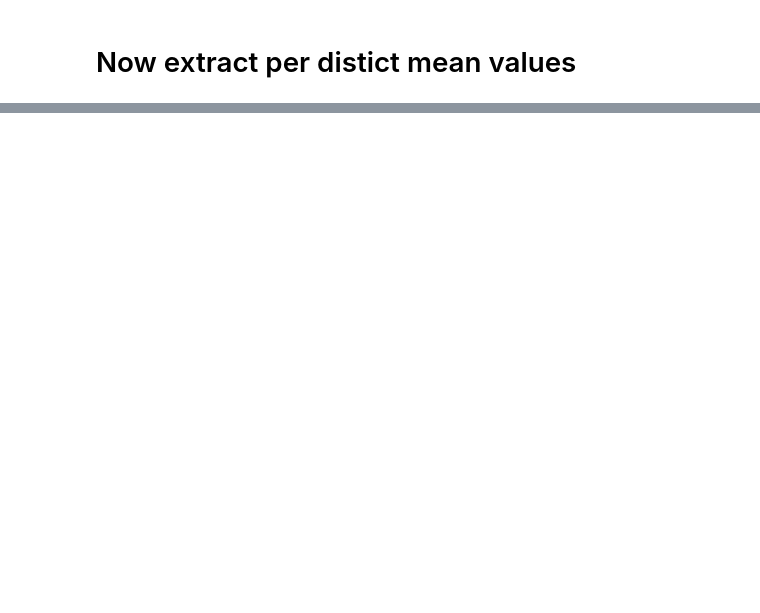
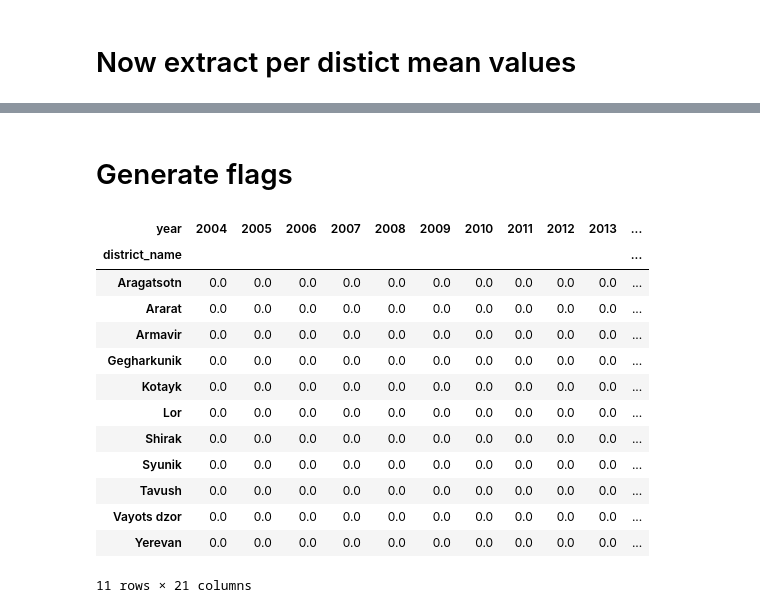
Before and after one commit to theshufflebee/dev-arm, a Jupyter notebook: yearly_spei_data.ipynb, the cells around one changed output, grey strips where cells are left out. Saved outputs shown, nothing was run; the diff lists cells and outputs as text; code cells hidden in the pictures; blank space fills up the shorter version.

```diff
--- a/yearly_spei_data.ipynb
+++ b/yearly_spei_data.ipynb
@@ -437,2 +407,5 @@ After rename: ['Aragatsotn', 'Ararat', 'Armavir', 'Gegharkunik', 'Kotayk', 'Lori
 # %%
-df_district_means.to_csv('armenia_yearly_spei_mean.csv', index=False)
+
+df_district_means.to_csv('drought_data_output/armenia_yearly_spei_mean.csv', index=False)
+df_district_analysis = df_district_means.copy()
+df_district_analysis
@@ -438,0 +426,4 @@ df_district_means.to_csv('armenia_yearly_spei_mean.csv', index=False)
+# %%
+# Drop observations for year 2003 and earlier
+df_district_analysis = df_district_analysis[df_district_analysis['year'] > 2003].reset_index(drop=True)
+df_district_analysis
@@ -438,0 +444,31 @@ df_district_means.to_csv('armenia_yearly_spei_mean.csv', index=False)
+# %% [markdown]
+# Generate flags
+# %%
+# Flag the lowest mean_spei per district (1 = lowest, 0 = otherwise)
+group_min = df_district_analysis.groupby('district_name')['mean_spei'].transform('min')
+df_district_analysis['yearly_flag'] = ((~df_district_analysis['mean_spei'].isna()) &
+                                   np.isclose(df_district_analysis['mean_spei'], group_min)).astype(int)
+
+# Wide form (dates x districts) of flags
+df_district_analysis = df_district_analysis.pivot_table(index='district_name',
+                                                  columns='year',
+                                                  values='yearly_flag',
+                                                  fill_value=0)
+
+# Quick sanity check
+df_district_analysis
+# %% [output]
+| year | 2004 | 2005 | 2006 | 2007 | 2008 | 2009 | 2010 | 2011 | 2012 | 2013 | ... |
+| district_name |  |  |  |  |  |  |  |  |  |  | ... |
+| Aragatsotn | 0.0 | 0.0 | 0.0 | 0.0 | 0.0 | 0.0 | 0.0 | 0.0 | 0.0 | 0.0 | ... |
+| Ararat | 0.0 | 0.0 | 0.0 | 0.0 | 0.0 | 0.0 | 0.0 | 0.0 | 0.0 | 0.0 | ... |
+| Armavir | 0.0 | 0.0 | 0.0 | 0.0 | 0.0 | 0.0 | 0.0 | 0.0 | 0.0 | 0.0 | ... |
+| Gegharkunik | 0.0 | 0.0 | 0.0 | 0.0 | 0.0 | 0.0 | 0.0 | 0.0 | 0.0 | 0.0 | ... |
+| Kotayk | 0.0 | 0.0 | 0.0 | 0.0 | 0.0 | 0.0 | 0.0 | 0.0 | 0.0 | 0.0 | ... |
+| Lor | 0.0 | 0.0 | 0.0 | 0.0 | 0.0 | 0.0 | 0.0 | 0.0 | 0.0 | 0.0 | ... |
+| Shirak | 0.0 | 0.0 | 0.0 | 0.0 | 0.0 | 0.0 | 0.0 | 0.0 | 0.0 | 0.0 | ... |
+| Syunik | 0.0 | 0.0 | 0.0 | 0.0 | 0.0 | 0.0 | 0.0 | 0.0 | 0.0 | 0.0 | ... |
+| Tavush | 0.0 | 0.0 | 0.0 | 0.0 | 0.0 | 0.0 | 0.0 | 0.0 | 0.0 | 0.0 | ... |
+| Vayots dzor | 0.0 | 0.0 | 0.0 | 0.0 | 0.0 | 0.0 | 0.0 | 0.0 | 0.0 | 0.0 | ... |
+| Yerevan | 0.0 | 0.0 | 0.0 | 0.0 | 0.0 | 0.0 | 0.0 | 0.0 | 0.0 | 0.0 | ... |
+11 rows × 21 columns
```
Also changed, not shown: parts of 20 cells of this notebook, 5 other files.
